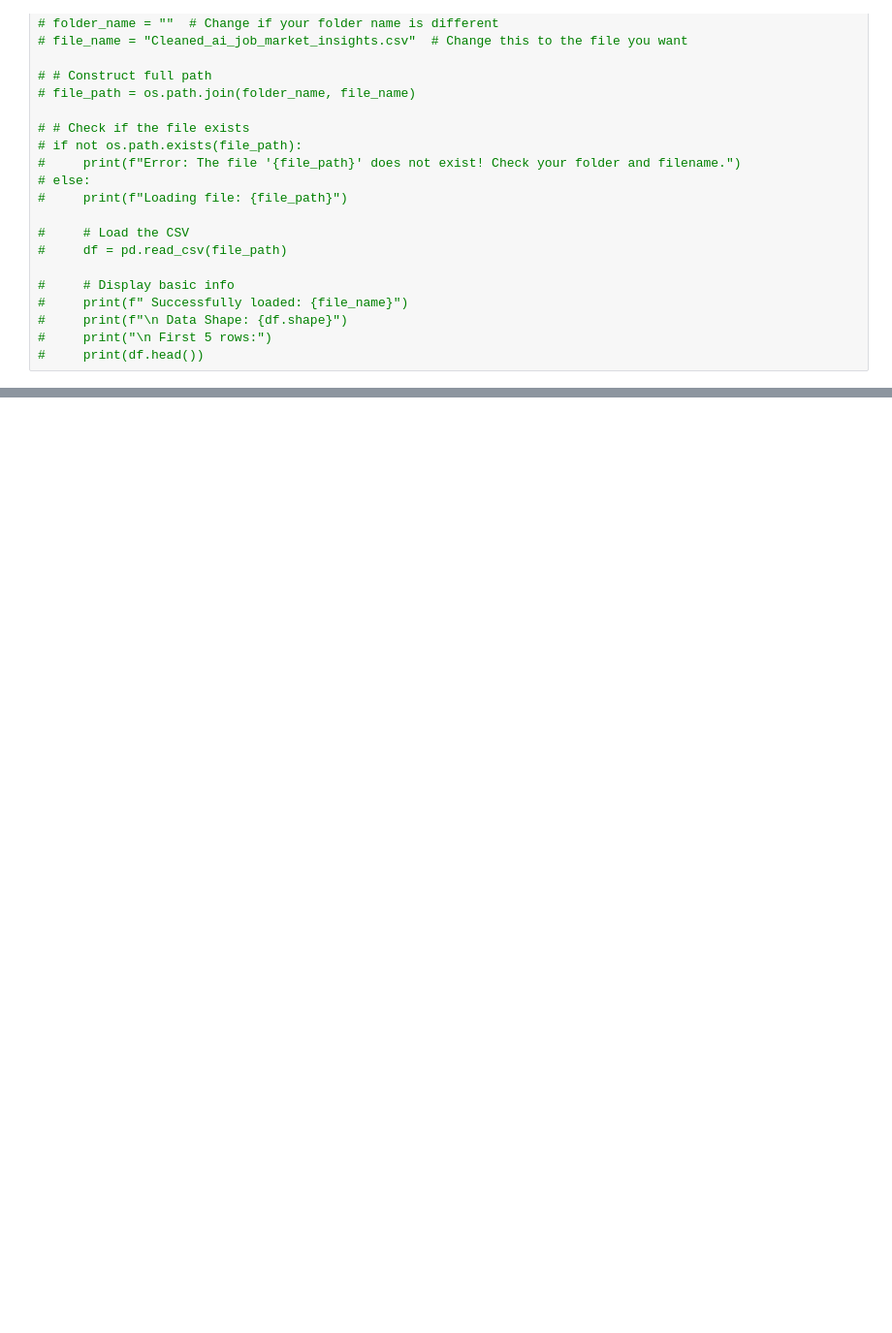
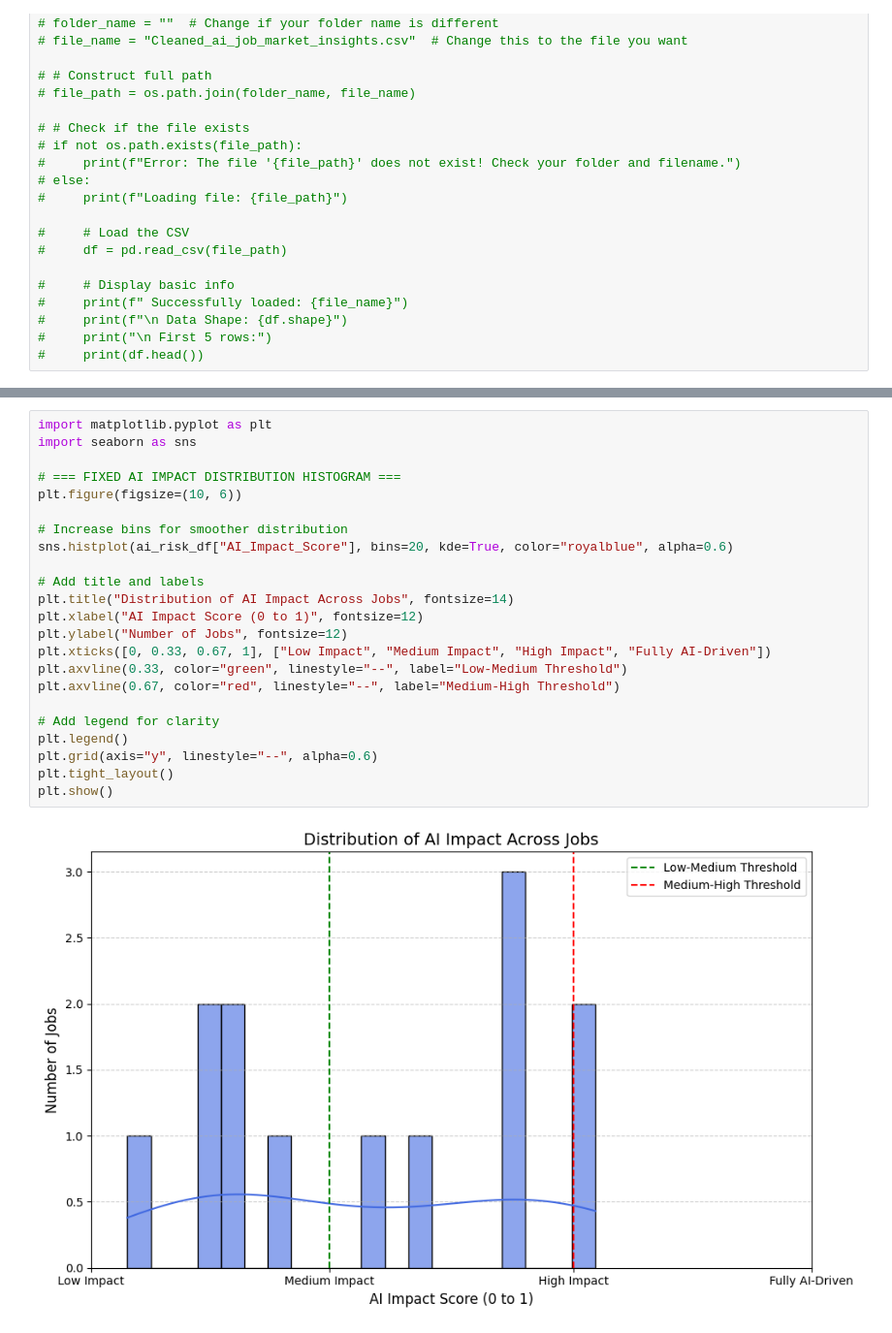
Before and after one commit to Kingtsolo/Reaserch-Project, a Jupyter notebook: Research_project/Cleaned/Week3.ipynb, the cells around one changed output, grey strips where cells are left out. Shown: that part at 97% size. Cells and saved outputs as stored; diff of their text form; blank space fills up the shorter version.

```diff
--- a/Research_project/Cleaned/Week3.ipynb
+++ b/Research_project/Cleaned/Week3.ipynb
@@ -438,0 +101,25 @@ weighted avg       1.00      1.00      1.00        28
+# %%
+import matplotlib.pyplot as plt
+import seaborn as sns
+
+# === FIXED AI IMPACT DISTRIBUTION HISTOGRAM ===
+plt.figure(figsize=(10, 6))
+
+# Increase bins for smoother distribution
+sns.histplot(ai_risk_df["AI_Impact_Score"], bins=20, kde=True, color="royalblue", alpha=0.6)
+
+# Add title and labels
+plt.title("Distribution of AI Impact Across Jobs", fontsize=14)
+plt.xlabel("AI Impact Score (0 to 1)", fontsize=12)
+plt.ylabel("Number of Jobs", fontsize=12)
+plt.xticks([0, 0.33, 0.67, 1], ["Low Impact", "Medium Impact", "High Impact", "Fully AI-Driven"])
+plt.axvline(0.33, color="green", linestyle="--", label="Low-Medium Threshold")
+plt.axvline(0.67, color="red", linestyle="--", label="Medium-High Threshold")
+
+# Add legend for clarity
+plt.legend()
+plt.grid(axis="y", linestyle="--", alpha=0.6)
+plt.tight_layout()
+plt.show()
+# %% [output]
+[figure, added]
```
Also changed, not shown: parts of 5 cells of this notebook, 10 other files.
